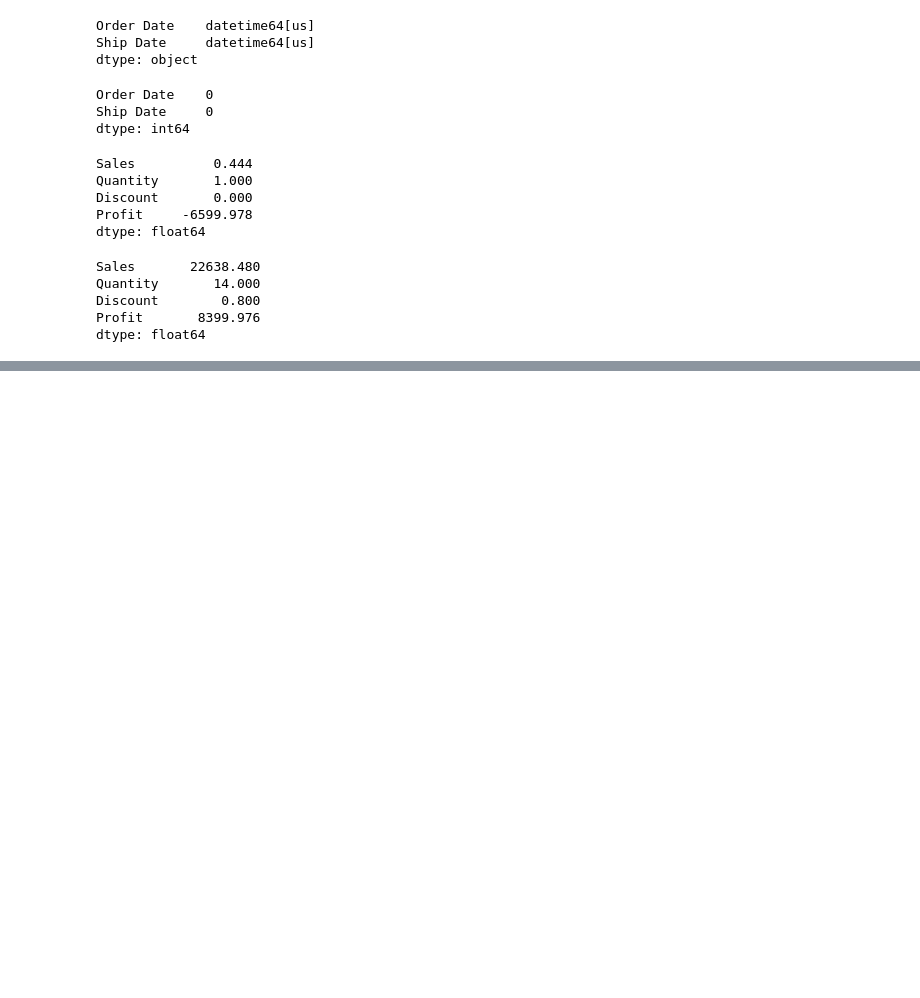
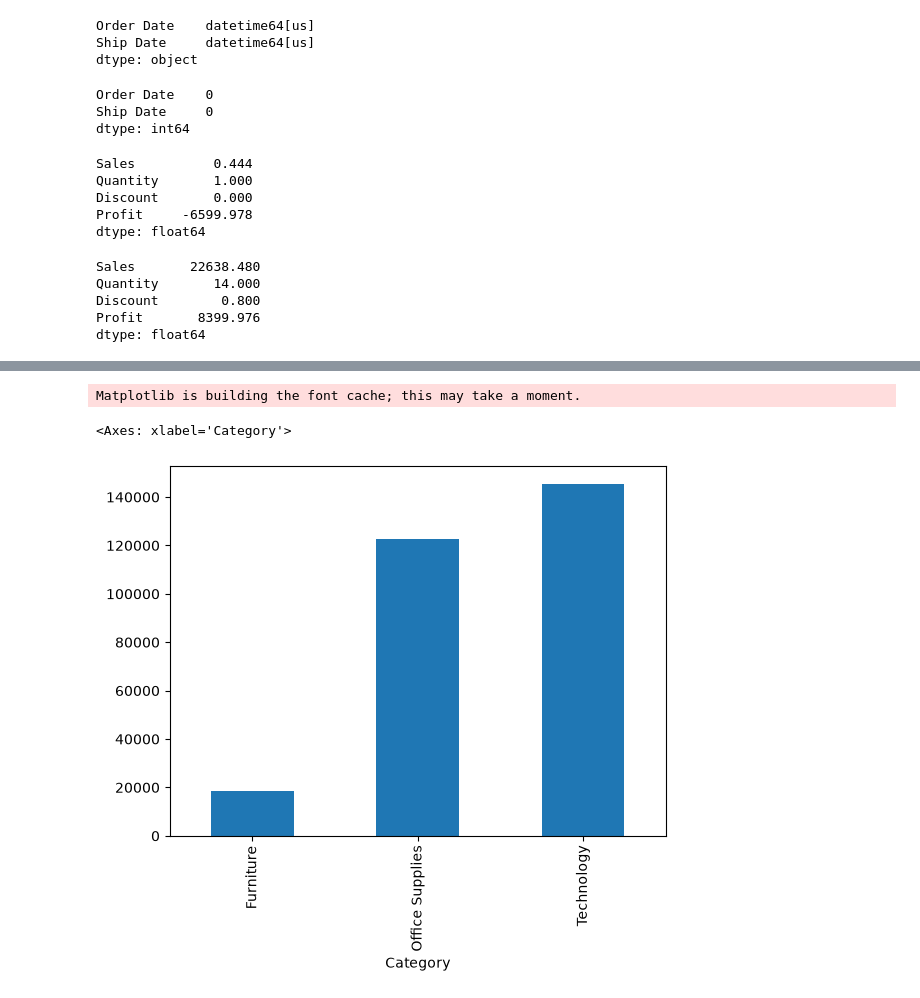
Before and after one commit to enzoy-dev/Ecommerce-sales, a Jupyter notebook: notebooks/01_analysis.ipynb, the cells around one changed output, grey strips where cells are left out. Saved outputs shown, nothing was run; the diff lists cells and outputs as text; code cells hidden in the pictures; blank space fills up the shorter version.

```diff
--- a/notebooks/01_analysis.ipynb
+++ b/notebooks/01_analysis.ipynb
@@ -134,0 +149,4 @@ df["Shipping Days"] = (df["Ship Date"] - df["Order Date"]).dt.days
+# %%
+import pandas as pd
+
+df = pd.read_csv("../data/Sample - Superstore.csv", encoding="latin1")
@@ -134,0 +189,8 @@ df["Shipping Days"] = (df["Ship Date"] - df["Order Date"]).dt.days
+# %%
+category_profit = df.groupby("Category")["Profit"].sum()
+
+category_profit.plot(kind="bar")
+# %% [output]
+Matplotlib is building the font cache; this may take a moment.
+<Axes: xlabel='Category'>
+[figure, added]
```
Also changed, not shown: parts of 36 cells of this notebook.
